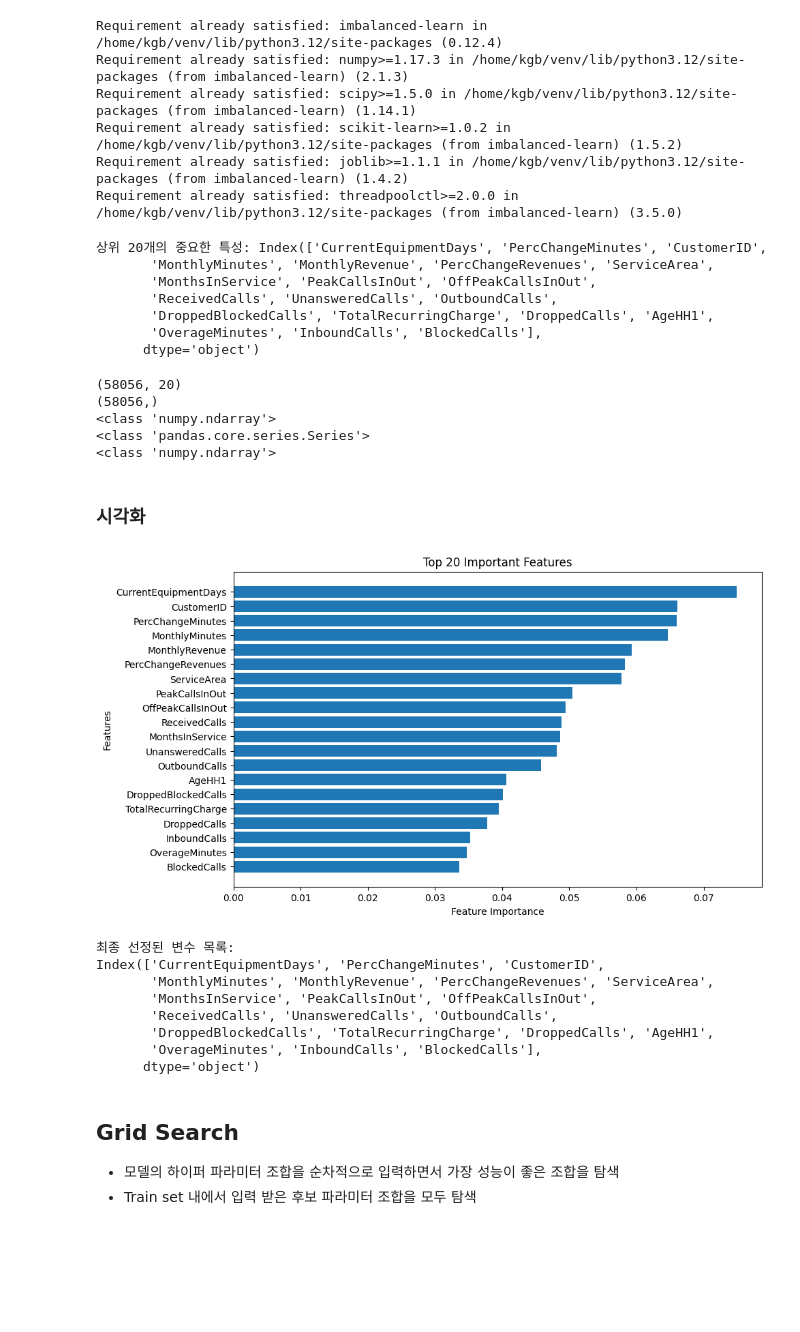
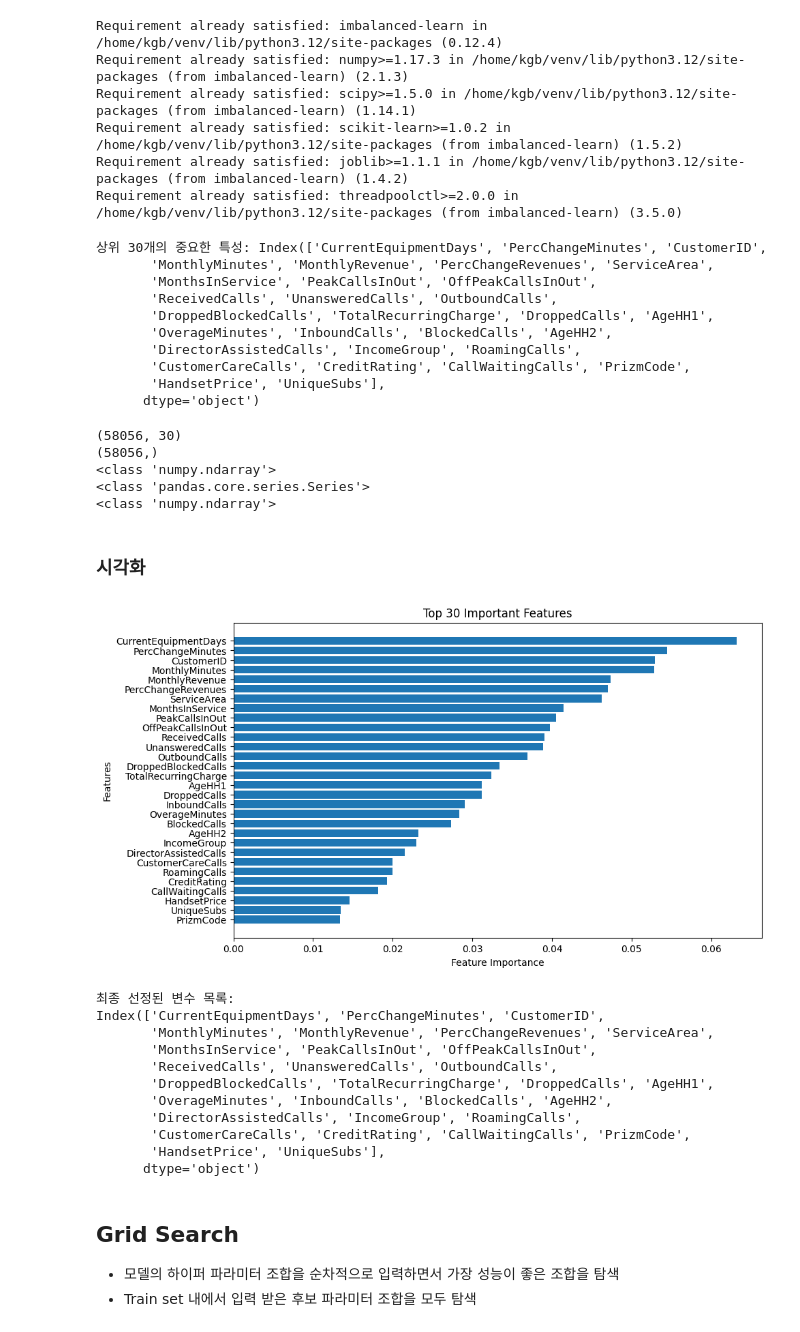
Before and after one commit to rlarlqor0513/Data_Analysis_Project_rfm, a Jupyter notebook: main.ipynb, the cells around one changed output. Saved outputs shown, nothing was run; the diff lists cells and outputs as text; code cells hidden in the pictures; blank space fills up the shorter version.

```diff
--- a/main.ipynb
+++ b/main.ipynb
@@ -177,7 +177,7 @@ import pandas as pd
 from sklearn.ensemble import RandomForestClassifier
 from sklearn.model_selection import StratifiedKFold
 
-def get_top_features(X_train, y_train, n_features=20, n_splits=5, random_state=42):
+def get_top_features(X_train, y_train, n_features=30, n_splits=5, random_state=42):
 
     feature_importances = np.zeros(X_train.shape[1])
     cv = StratifiedKFold(n_splits=n_splits, shuffle=True, random_state=random_state)
@@ -200,15 +200,18 @@ def get_top_features(X_train, y_train, n_features=20, n_splits=5, random_state=4
 # 사용 예제
 # X_train: 독립 변수 DataFrame
 # y_train: 종속 변수 Series
-top_features = get_top_features(X_train, y_train, n_features=20)
-print("상위 20개의 중요한 특성:", top_features)
+top_features = get_top_features(X_train, y_train, n_features=30)
+print("상위 30개의 중요한 특성:", top_features)
 # %% [output]
-상위 20개의 중요한 특성: Index(['CurrentEquipmentDays', 'PercChangeMinutes', 'CustomerID',
+상위 30개의 중요한 특성: Index(['CurrentEquipmentDays', 'PercChangeMinutes', 'CustomerID',
        'MonthlyMinutes', 'MonthlyRevenue', 'PercChangeRevenues', 'ServiceArea',
        'MonthsInService', 'PeakCallsInOut', 'OffPeakCallsInOut',
        'ReceivedCalls', 'UnansweredCalls', 'OutboundCalls',
        'DroppedBlockedCalls', 'TotalRecurringCharge', 'DroppedCalls', 'AgeHH1',
-       'OverageMinutes', 'InboundCalls', 'BlockedCalls'],
+       'OverageMinutes', 'InboundCalls', 'BlockedCalls', 'AgeHH2',
+       'DirectorAssistedCalls', 'IncomeGroup', 'RoamingCalls',
+       'CustomerCareCalls', 'CreditRating', 'CallWaitingCalls', 'PrizmCode',
+       'HandsetPrice', 'UniqueSubs'],
       dtype='object')
 # %%
 X_train = X_train[top_features]
@@ -243,7 +246,7 @@ y_train_resampled = y_train_resampled.values
 
 print(type(y_train_resampled))
 # %% [output]
-(58056, 20)
+(58056, 30)
 (58056,)
 <class 'numpy.ndarray'>
 <class 'pandas.core.series.Series'>
@@ -267,36 +270,36 @@ def plot_top_features(X_train, feature_importances, top_features):
 
     # 정렬
     sorted_idx = np.argsort(top_importances)[::-1]  # 중요도 내림차순
     top_features_sorted = top_features[sorted_idx]
     top_importances_sorted = top_importances[sorted_idx]
 
     # 시각화
     plt.figure(figsize=(10, 6))
     plt.barh(top_features_sorted, top_importances_sorted)
     plt.xlabel('Feature Importance')
     plt.ylabel('Features')
-    plt.title('Top 20 Important Features')
+    plt.title('Top 30 Important Features')
     plt.gca().invert_yaxis()  # 중요도가 높은 특성을 위로
     plt.show()
 
 # 예제: Feature Importance와 Top Features 전달
 feature_importances = np.zeros(X_train.shape[1])
 cv = StratifiedKFold(n_splits=5, shuffle=True, random_state=42)
 
 # Feature Importance 계산 (기존 함수 내용)
 for train_idx, val_idx in cv.split(X_train, y_train):
     X_fold_train, y_fold_train = X_train.iloc[train_idx], y_train.iloc[train_idx]
     model = RandomForestClassifier(random_state=42, n_jobs=-1)
     model.fit(X_fold_train, y_fold_train)
     feature_importances += model.feature_importances_
 
 # 평균 Feature Importance 계산
 feature_importances /= 5
 
-# 상위 20개 특성 시각화
+# 상위 30개 특성 시각화
 plot_top_features(X_train, feature_importances, top_features)
 # %% [output]
-[figure, old version]
+[figure, new version]
 # %%
 # 최종 변수 목록 출력
 print("최종 선정된 변수 목록:")
@@ -308,7 +311,10 @@ Index(['CurrentEquipmentDays', 'PercChangeMinutes', 'CustomerID',
        'MonthsInService', 'PeakCallsInOut', 'OffPeakCallsInOut',
        'ReceivedCalls', 'UnansweredCalls', 'OutboundCalls',
        'DroppedBlockedCalls', 'TotalRecurringCharge', 'DroppedCalls', 'AgeHH1',
-       'OverageMinutes', 'InboundCalls', 'BlockedCalls'],
+       'OverageMinutes', 'InboundCalls', 'BlockedCalls', 'AgeHH2',
+       'DirectorAssistedCalls', 'IncomeGroup', 'RoamingCalls',
+       'CustomerCareCalls', 'CreditRating', 'CallWaitingCalls', 'PrizmCode',
+       'HandsetPrice', 'UniqueSubs'],
       dtype='object')
 # %% [markdown]
 ## Grid Search
```
Also changed, not shown: parts of 14 cells of this notebook, 2 other files.
